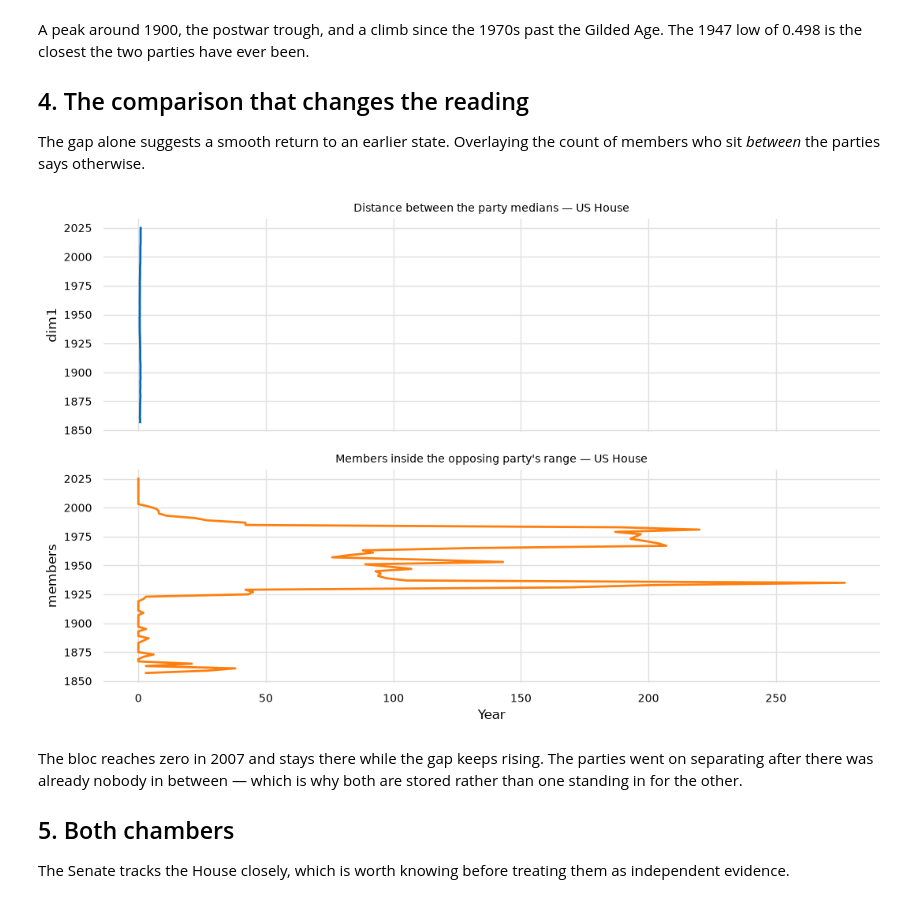
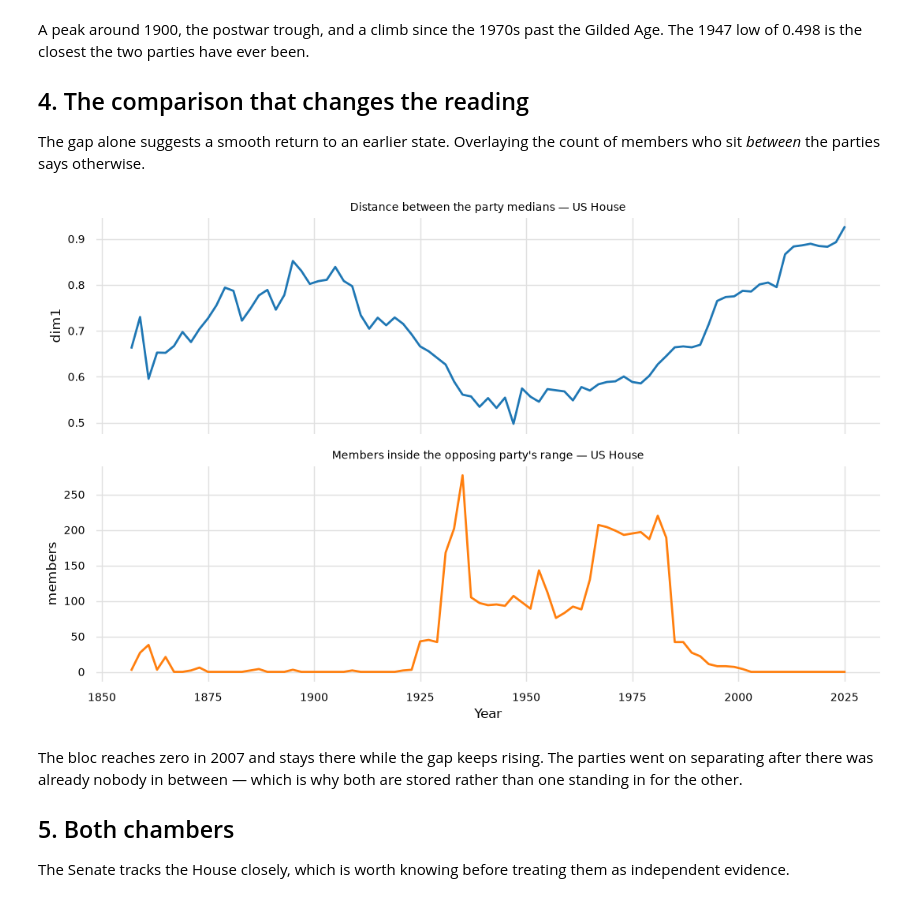
Before and after one commit to glyfish/meida, a Jupyter notebook: notebooks/voteview/walkthrough.ipynb, the cells around one changed output. Saved outputs shown, nothing was run; the diff lists cells and outputs as text; code cells hidden in the pictures.

Commit message:
Fix the transposed axes in the walkthrough's gap-and-bloc figure
to_arrays returns (years, values), and the cell passed
*reversed(to_arrays(...)) to axis.plot -- so both subplots plotted values on x
and years on y. sharex=True then put the gap's 0.5-0.9 range on the same axis
as the bloc's 0-275, which is why the top panel rendered as a vertical line
against an axis labelled "Year".

Mine, from writing the notebook: lib.plots.curve takes (y, x) and matplotlib
takes (x, y), and I applied the first convention to a raw axis.plot. Nothing
raises -- the figure draws, just transposed -- and checking figure counts
rather than figure content did not catch it.

Audited the rest: all ten curve() calls across the notebook utils pass
(values, dates), and both raw pyplot.plot() calls pass (dates, values). This
cell was the only one.

Co-Authored-By: Claude Opus 5 (1M context) <noreply@anthropic.com>

```diff
--- a/notebooks/voteview/walkthrough.ipynb
+++ b/notebooks/voteview/walkthrough.ipynb
@@ -91,15 +91,17 @@ The gap alone suggests a smooth return to an earlier state. Overlaying the
 count of members who sit *between* the parties says otherwise.
 # %%
 bloc = await get_series("voteview/moderate_bloc/house")
-fig, (top, bottom) = pyplot.subplots(2, 1, figsize=(11, 7), sharex=True)
-top.plot(*reversed(to_arrays(series)), lw=2)
-top.set_ylabel(series["units"]); top.set_title(series["title"], fontsize=10)
-bottom.plot(*reversed(to_arrays(bloc)), lw=2, color="tab:orange")
-bottom.set_ylabel(bloc["units"]); bottom.set_xlabel("Year")
-bottom.set_title(bloc["title"], fontsize=10)
-fig.tight_layout()
+
+figure, (top, bottom) = pyplot.subplots(2, 1, figsize=(11, 7), sharex=True)
+for axis, record, colour in ((top, series, "tab:blue"), (bottom, bloc, "tab:orange")):
+    years, values = to_arrays(record)          # (years, values) -- x then y
+    axis.plot(years, values, lw=2, color=colour)
+    axis.set_ylabel(record["units"])
+    axis.set_title(record["title"], fontsize=10)
+bottom.set_xlabel("Year")
+figure.tight_layout()
 # %% [output]
-[figure, old version]
+[figure, new version]
 # %% [markdown]
 The bloc reaches zero in 2007 and stays there while the gap keeps rising. The
 parties went on separating after there was already nobody in between — which
```
